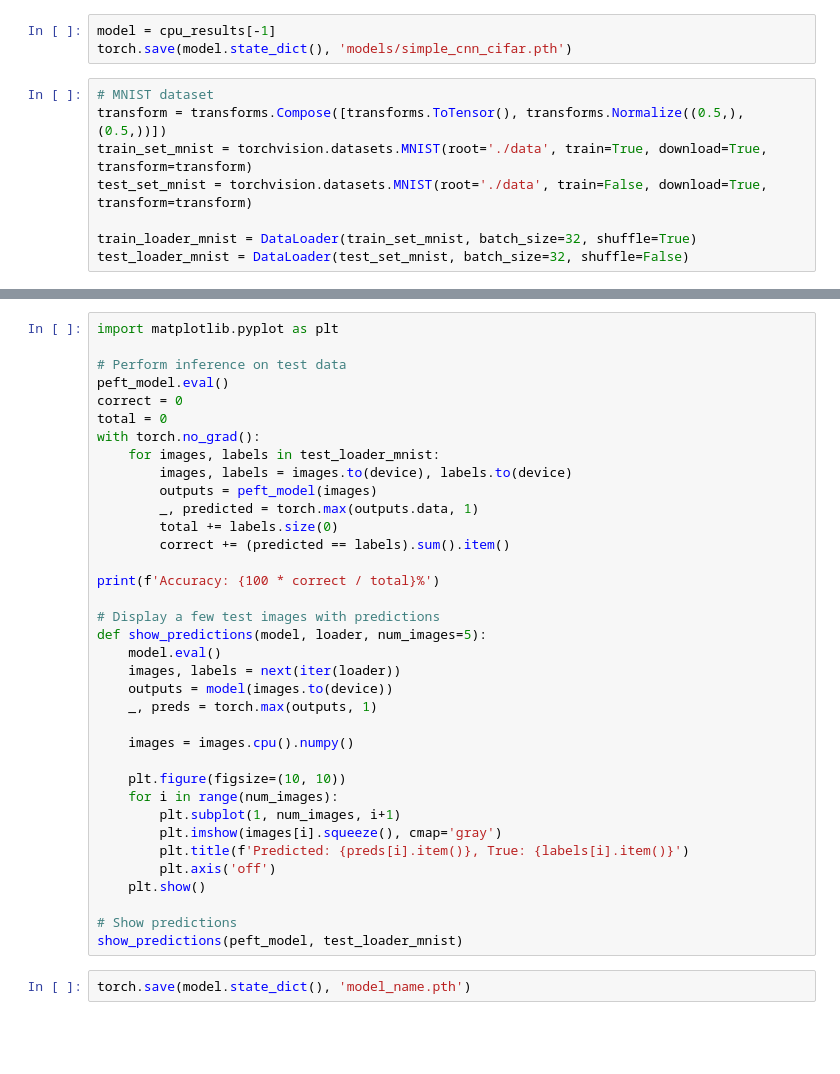
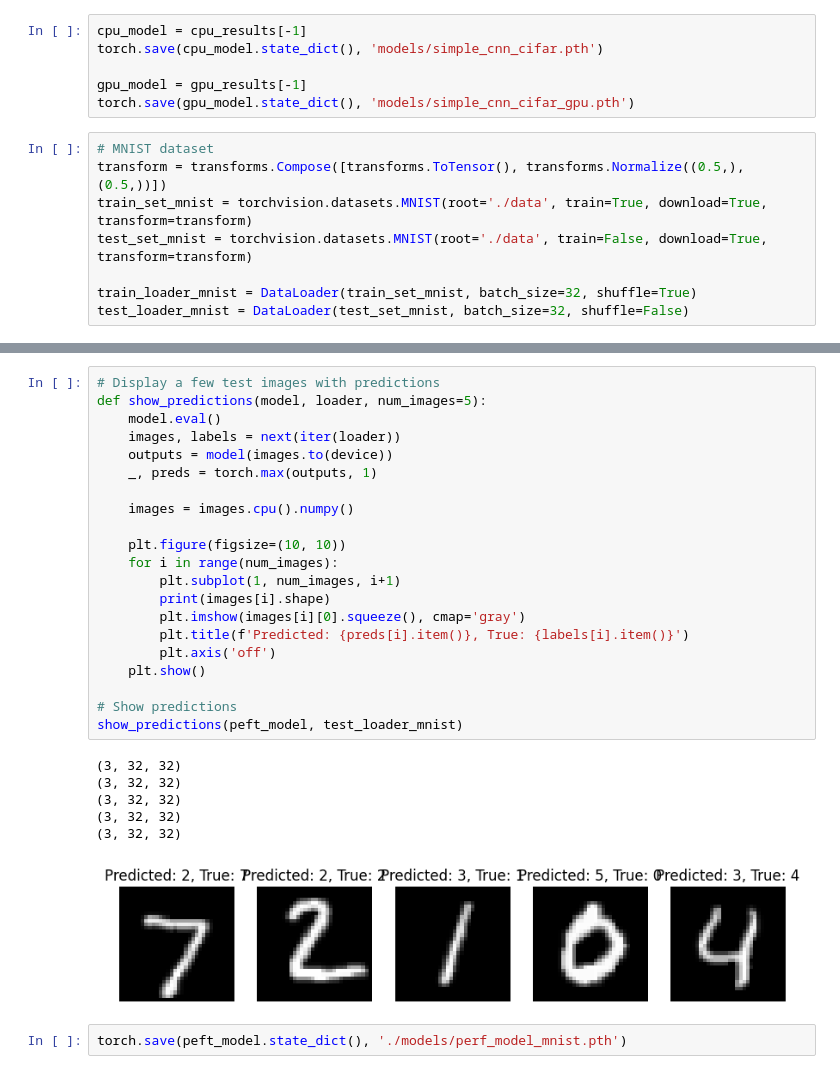
Before and after one commit to mango915/FHE-experiments, a Jupyter notebook: FHE CIFRAR10 training + MNIST lora fine tuning.ipynb, the cells around one changed output, grey strips where cells are left out. Drawn from its saved outputs; the diff is of its cells as text; blank space fills up the shorter version.

```diff
--- a/FHE CIFRAR10 training + MNIST lora fine tuning.ipynb
+++ b/FHE CIFRAR10 training + MNIST lora fine tuning.ipynb
@@ -223,6 +265,9 @@ Clipping input data to the valid range for imshow with RGB data ([0..1] for floa
 # %%
-model = cpu_results[-1]
-torch.save(model.state_dict(), 'models/simple_cnn_cifar.pth')
+cpu_model = cpu_results[-1]
+torch.save(cpu_model.state_dict(), 'models/simple_cnn_cifar.pth')
+
+gpu_model = gpu_results[-1]
+torch.save(gpu_model.state_dict(), 'models/simple_cnn_cifar_gpu.pth')
 # %%
 # MNIST dataset
 transform = transforms.Compose([transforms.ToTensor(), transforms.Normalize((0.5,), (0.5,))])
@@ -255,38 +432,30 @@ torch.save(peft_model.state_dict(), 'lora_finetuned_mnist.pth')
 # %%
-import matplotlib.pyplot as plt
-
-# Perform inference on test data
-peft_model.eval()
-correct = 0
-total = 0
-with torch.no_grad():
-    for images, labels in test_loader_mnist:
-        images, labels = images.to(device), labels.to(device)
-        outputs = peft_model(images)
-        _, predicted = torch.max(outputs.data, 1)
-        total += labels.size(0)
-        correct += (predicted == labels).sum().item()
-
-print(f'Accuracy: {100 * correct / total}%')
-
 # Display a few test images with predictions
 def show_predictions(model, loader, num_images=5):
     model.eval()
     images, labels = next(iter(loader))
     outputs = model(images.to(device))
     _, preds = torch.max(outputs, 1)
 
     images = images.cpu().numpy()
 
     plt.figure(figsize=(10, 10))
     for i in range(num_images):
         plt.subplot(1, num_images, i+1)
-        plt.imshow(images[i].squeeze(), cmap='gray')
+        print(images[i].shape)
+        plt.imshow(images[i][0].squeeze(), cmap='gray')
         plt.title(f'Predicted: {preds[i].item()}, True: {labels[i].item()}')
         plt.axis('off')
     plt.show()
 
 # Show predictions
 show_predictions(peft_model, test_loader_mnist)
+# %% [output]
+(3, 32, 32)
+(3, 32, 32)
+(3, 32, 32)
+(3, 32, 32)
+(3, 32, 32)
+[figure, added]
 # %%
-torch.save(model.state_dict(), 'model_name.pth')
+torch.save(peft_model.state_dict(), './models/perf_model_mnist.pth')
```
Also changed, not shown: parts of 24 cells of this notebook, 6 other files.
